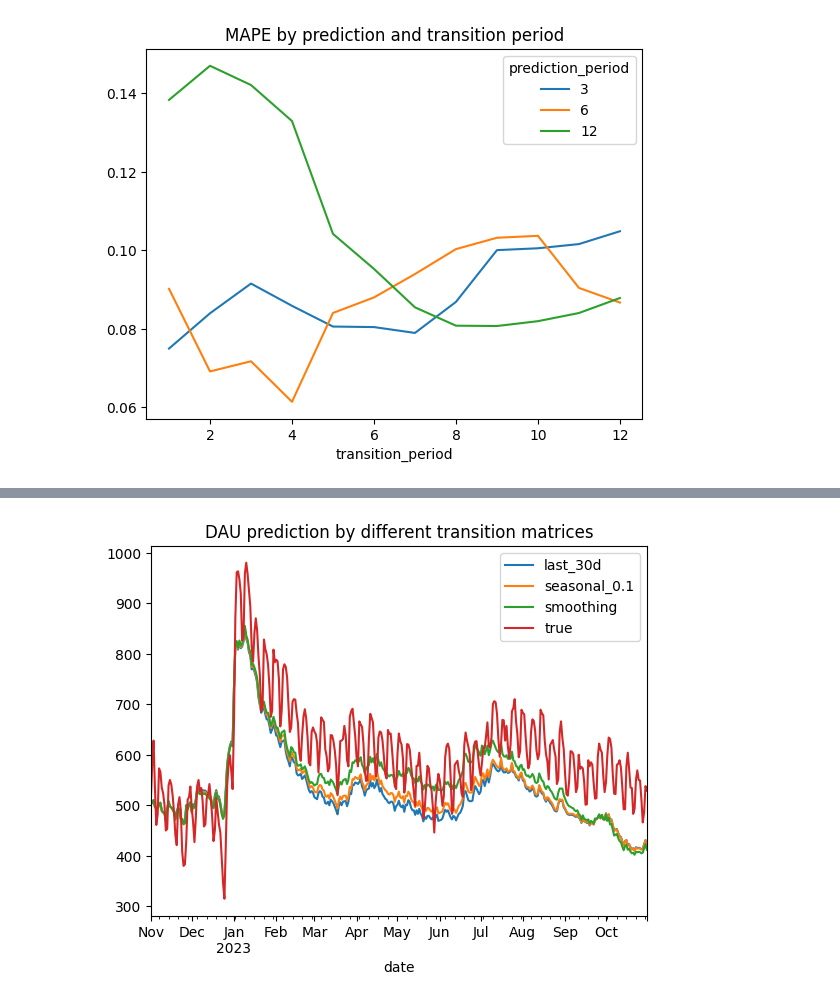
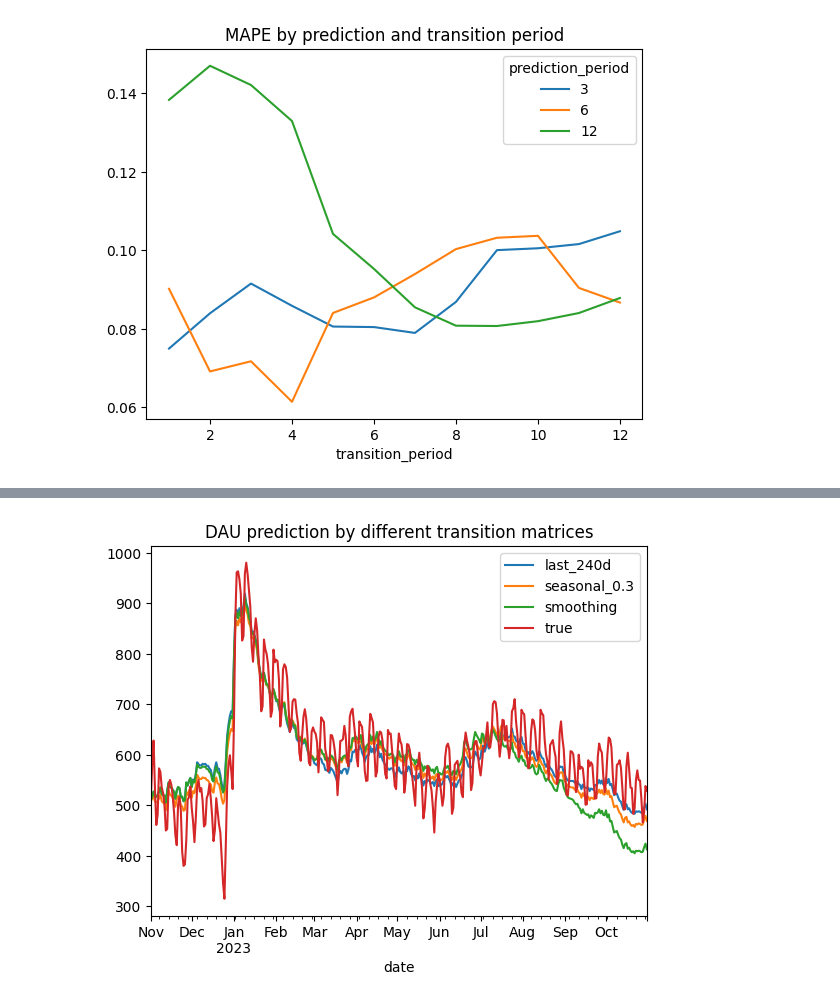
Before and after one commit to wowone/wowone.github.io, a Jupyter notebook: posts/2024-11-01_dau_prediction/dau_prediction.ipynb, the cells around one changed output, grey strips where cells are left out. Cells and saved outputs as stored; diff of their text form; code cells hidden in the pictures.

```diff
--- a/posts/2024-11-01_dau_prediction/dau_prediction.ipynb
+++ b/posts/2024-11-01_dau_prediction/dau_prediction.ipynb
@@ -493,0 +560,20 @@ pd.concat([dau_true['dau'], dau_pred['dau']])\
+# %%
+#| code-fold: true
+#| code-summary: Toggle the code
+
+from sklearn.metrics import mean_absolute_percentage_error
+
+mapes = []
+prediction_end = '2023-10-31'
+prediction_horizont = [3, 6, 12]
+
+for offset in prediction_horizont:
+    prediction_start = pd.to_datetime(prediction_end) - pd.DateOffset(months=offset - 1)
+    prediction_start = prediction_start.replace(day=1)
+    prediction_end = '2023-10-31'
+    pred = predict_dau_prophet(prediction_start, prediction_end, dau_true['dau'], show_plot=False)
+    mape = mean_absolute_percentage_error(dau_true['dau'].reindex(pred.index), pred)
+    mapes.append(mape)
+
+mapes = pd.DataFrame({'horizont': prediction_horizont, 'MAPE': mapes})
+mapes
@@ -506,7 +595,6 @@ As for the transitions period, so far we consider 1 year behind a prediction sta
 #| code-summary: Toggle the code
 
 import re
-from sklearn.metrics import mean_absolute_percentage_error
 
 
 def make_prediction(prediction_start, prediction_end, new_users_mode='predict', transition_period='last_30d'):
@@ -524,8 +612,8 @@ def make_prediction(prediction_start, prediction_end, new_users_mode='predict',
         M = get_transition_matrix(transitions, transitions_start, prediction_start_minus_1d)
         dau_pred = predict_dau(M, state0, prediction_start, prediction_end, new_users_pred)
     else:
-        transitions_start = pd.to_datetime(prediction_start) - pd.Timedelta(30, 'd')
-        M_last_month = get_transition_matrix(transitions, transitions_start, prediction_start_minus_1d)
+        transitions_start = pd.to_datetime(prediction_start) - pd.Timedelta(240, 'd')
+        M_base = get_transition_matrix(transitions, transitions_start, prediction_start_minus_1d)
         dau_pred = pd.DataFrame()
 
         month_starts = pd.date_range(prediction_start, prediction_end, freq='1MS')
@@ -539,9 +627,10 @@ def make_prediction(prediction_start, prediction_end, new_users_mode='predict',
             M_seasonal = get_transition_matrix(transitions, transitions_month_start, transitions_month_end)
             if transition_period == 'smoothing':
                 i = min(i, 12)
-                M = M_seasonal * i / (N - 1)  + (1 - i / (N - 1)) * M_last_month
-            elif transition_period == 'seasonal_0.1':
-                M = 0.1 * M_seasonal + 0.9 * M_last_month
+                M = M_seasonal * i / (N - 1)  + (1 - i / (N - 1)) * M_base
+            elif transition_period.startswith('seasonal_'):
+                seasonal_coef = float(re.search(r'seasonal_(0\.\d+)', transition_period).group(1))
+                M = seasonal_coef * M_seasonal + (1 - seasonal_coef) * M_base
 
             dau_tmp = predict_dau(M, state0, prediction_month_start, prediction_month_end, new_users_pred)
             dau_pred = pd.concat([dau_pred, dau_tmp])
@@ -572,10 +663,13 @@ def prediction_details(dau_true, dau_pred, show_plot=True, ax=None):
 # %%
+#| code-fold: true
+#| code-summary: Toggle the code
+
 fig, axs = plt.subplots(3, 2, figsize=(15, 6))
 mapes = []
 prediction_end = '2023-10-31'
-prediction_offsets = [3, 6, 12]
+prediction_horizont = [3, 6, 12]
 
-for i, offset in enumerate(prediction_offsets):
+for i, offset in enumerate(prediction_horizont):
     prediction_start = pd.to_datetime(prediction_end) - pd.DateOffset(months=offset - 1)
     prediction_start = prediction_start.replace(day=1)
     args = {
@@ -589,7 +683,7 @@ for i, offset in enumerate(prediction_offsets):
         mape = prediction_details(dau_true, dau_pred, ax=axs[i, j])
         mapes.append([offset, new_users_mode, mape])
 
-mapes = pd.DataFrame(mapes, columns=['offset', 'new_users', 'MAPE'])
+mapes = pd.DataFrame(mapes, columns=['horizont', 'new_users', 'MAPE'])
 plt.tight_layout()
 # %% [output]
 [figure]
@@ -644,7 +739,7 @@ In the previous section we kept the transitions period fixed -- 1 year. Now we'r
 
 result = []
 
-for prediction_offset in prediction_offsets:
+for prediction_offset in prediction_horizont:
     prediction_start = pd.to_datetime(prediction_end) - pd.DateOffset(months=prediction_offset - 1)
     prediction_start = prediction_start.replace(day=1)
 
@@ -674,15 +772,15 @@ Nevertheless, fixing a single transition matrix for predicting the whole year ah
 # %%
 #| code-fold: true
 #| code-summary: Toggle the code
 
 result = pd.DataFrame()
-for transition_period in ['last_30d', 'seasonal_0.1', 'smoothing']:
+for transition_period in ['last_240d', 'seasonal_0.3', 'smoothing']:
     result[transition_period] = make_prediction('2022-11-01', '2023-10-31', 'true', transition_period)['dau']
 result['true'] = dau_true['dau']
 result['true'] = result['true'].astype(int)
 result.plot(title='DAU prediction by different transition matrices');
 # %% [output]
-[figure, old version]
+[figure, new version]
 # %%
 #| code-fold: true
 #| code-summary: Toggle the code
```
Also changed, not shown: parts of 25 cells of this notebook, 12 other files.
